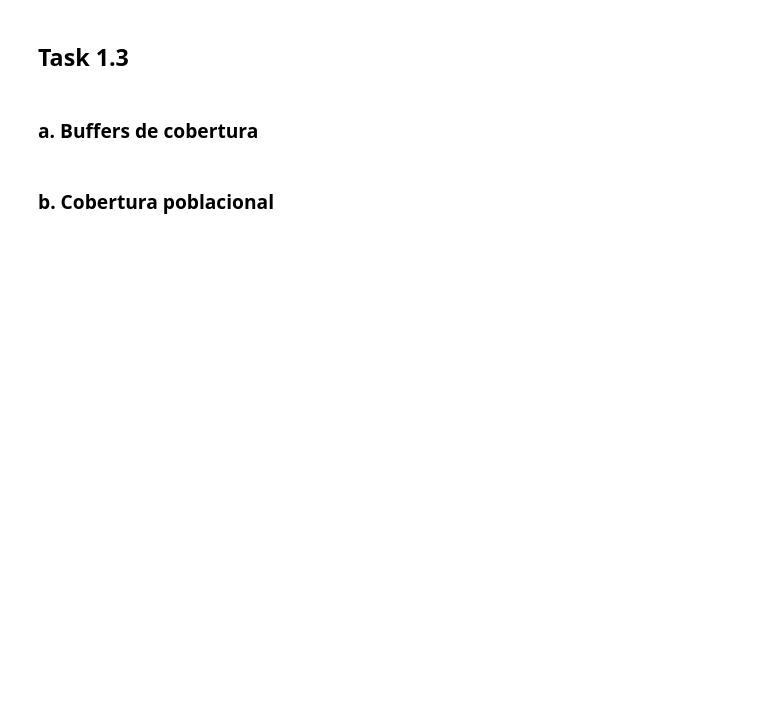
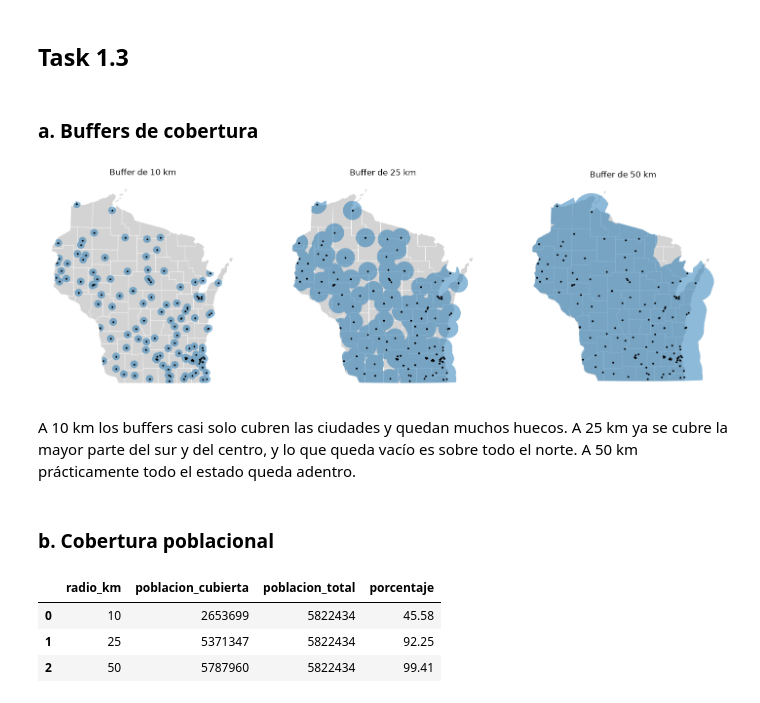
Before and after one commit to AleWWH1104/Lab5-modsim, a Jupyter notebook: Lab5.ipynb, the cells around one changed output. Saved outputs shown, nothing was run; the diff lists cells and outputs as text; code cells hidden in the pictures; blank space fills up the shorter version.

```diff
--- a/Lab5.ipynb
+++ b/Lab5.ipynb
@@ -192,19 +156,0 @@ Para el ráster se usó el remuestreo por suma porque los píxeles son conteos d
-# %%
-fig, ax = plt.subplots(figsize=(10, 10))
-nivel2_m.plot(ax=ax, color="lightgray", edgecolor="white", linewidth=0.3)
-salud_m.plot(ax=ax, column="amenity", markersize=8, legend=True, cmap="tab10")
-nivel1_m.boundary.plot(ax=ax, color="black", linewidth=0.8)
-
-minx, miny, maxx, maxy = nivel1_m.total_bounds
-x0 = minx + 20000
-y0 = miny + 20000
-ax.plot([x0, x0 + 50000], [y0, y0], color="black", linewidth=3)
-ax.text(x0 + 25000, y0 + 5000, "50 km", ha="center")
-
-ax.annotate("N", xy=(0.95, 0.97), xytext=(0.95, 0.87), xycoords="axes fraction",
-            ha="center", fontsize=14, arrowprops=dict(facecolor="black", width=3, headwidth=10))
-
-ax.set_title("Instalaciones de salud en Suiza")
-ax.set_xlabel("Este (m)")
-ax.set_ylabel("Norte (m)")
-plt.show()
@@ -245,33 +296,46 @@ tabla.head(3)
 # %% [markdown]
 ### a. Buffers de cobertura
 # %%
-radios = [5, 10, 20]
+radios = [10, 25, 50]
+estado_geom = estado_m.geometry.iloc[0]
 cobertura = {}
 for r in radios:
-    buffers = salud_m.buffer(r * 1000)
+    buffers = hosp_m.buffer(r * 1000)  # radio en metros
     cobertura[r] = unary_union(list(buffers))
 
-territorio = unary_union(list(nivel1_m.geometry))
-
-fig, axes = plt.subplots(1, 3, figsize=(18, 6))
+fig, axes = plt.subplots(1, 3, figsize=(18, 7))
 for ax, r in zip(axes, radios):
-    nivel1_m.plot(ax=ax, color="lightgray", edgecolor="black", linewidth=0.5)
-    gpd.GeoSeries([cobertura[r].intersection(territorio)], crs=crs_m).plot(ax=ax, color="tab:blue", alpha=0.5)
+    cond_m.plot(ax=ax, color="lightgray", edgecolor="white", linewidth=0.5)
+    gpd.GeoSeries([cobertura[r].intersection(estado_geom)], crs=crs_m).plot(ax=ax, color="tab:blue", alpha=0.5)
+    hosp_m.plot(ax=ax, color="black", markersize=3)
     ax.set_title("Buffer de " + str(r) + " km")
     ax.set_axis_off()
 plt.show()
+# %% [output]
+[figure, added]
+# %% [markdown]
+A 10 km los buffers casi solo cubren las ciudades y quedan muchos huecos. A 25 km ya se cubre la mayor parte del sur y del centro, y lo que queda vacío es sobre todo el norte. A 50 km prácticamente todo el estado queda adentro.
 # %% [markdown]
 ### b. Cobertura poblacional
 # %%
-pob_total = poblacion(territorio)
+pob_total = cond_m["poblacion"].sum()
+area_cond = cond_m.area
 
 filas = []
 for r in radios:
-    cubierta = poblacion(cobertura[r].intersection(territorio))
+    # fraccion del area de cada condado dentro del buffer, la poblacion se asume uniforme
+    frac = cond_m.intersection(cobertura[r]).area / area_cond
+    cond_m["frac_" + str(r)] = frac
+    cubierta = (frac * cond_m["poblacion"]).sum()
     filas.append({"radio_km": r,
-                  "poblacion_cubierta": cubierta,
-                  "poblacion_total": pob_total,
-                  "porcentaje": cubierta / pob_total * 100})
+                  "poblacion_cubierta": round(cubierta),
+                  "poblacion_total": round(pob_total),
+                  "porcentaje": round(cubierta / pob_total * 100, 2)})
 
 tabla_cob = pd.DataFrame(filas)
-tabla_cob.round(2)
+tabla_cob
+# %% [output]
+|  | radio_km | poblacion_cubierta | poblacion_total | porcentaje |
+| 0 | 10 | 2653699 | 5822434 | 45.58 |
+| 1 | 25 | 5371347 | 5822434 | 92.25 |
+| 2 | 50 | 5787960 | 5822434 | 99.41 |
```
Also changed, not shown: parts of 64 cells of this notebook, 12 other files.
